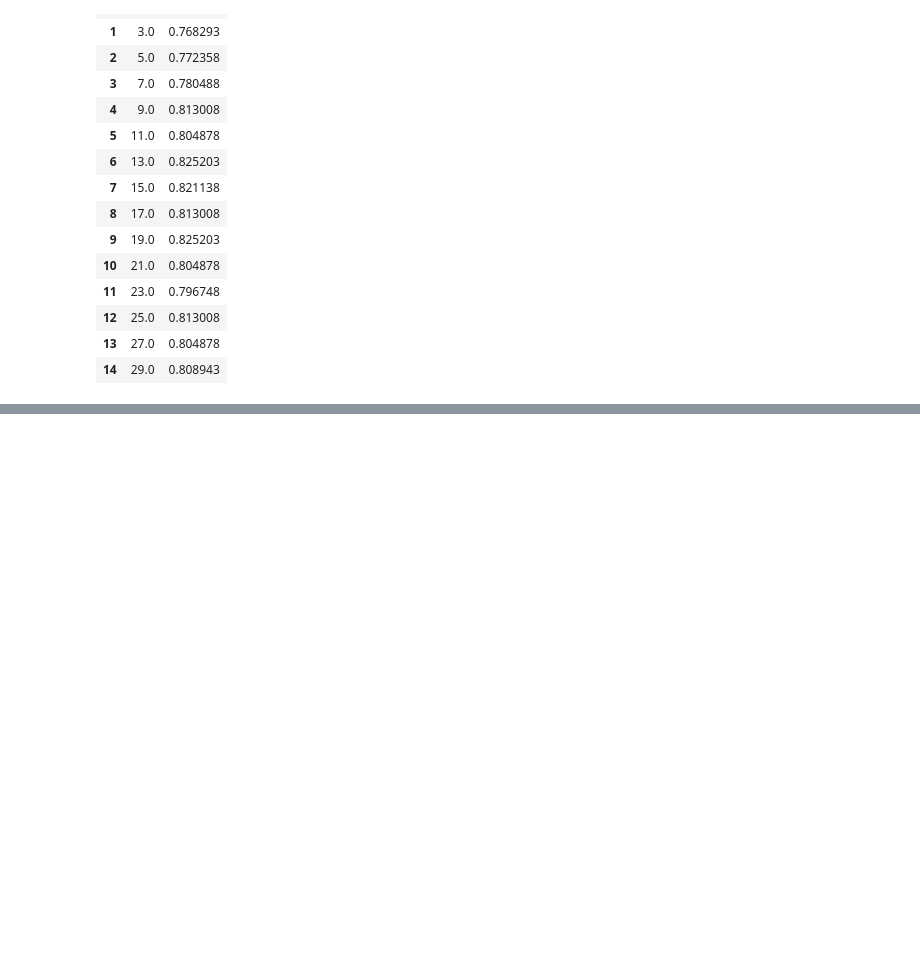
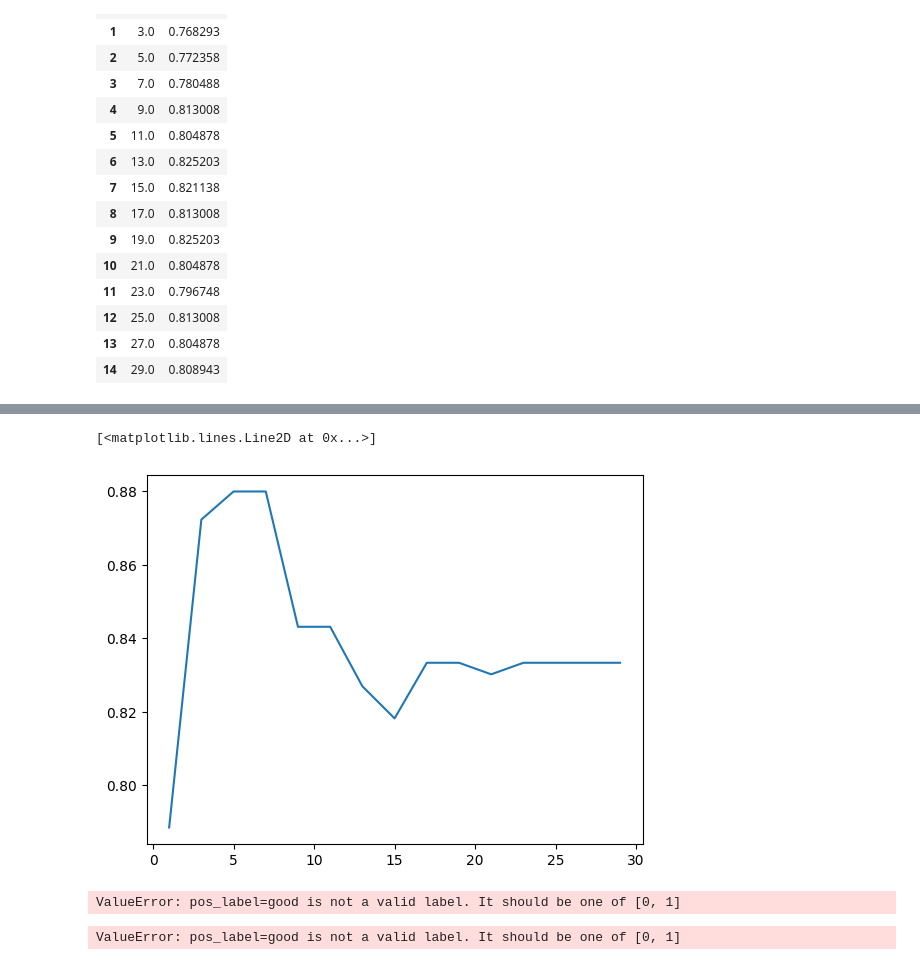
Before and after one commit to northernsnowflake/python_for_data_science, a Jupyter notebook: 05/lekce5-moje.ipynb, the cells around one changed output, grey strips where cells are left out. Drawn from its saved outputs; the diff is of its cells as text; code cells hidden in the pictures; blank space fills up the shorter version.

```diff
--- a/05/lekce5-moje.ipynb
+++ b/05/lekce5-moje.ipynb
@@ -379,0 +416,3 @@ pd.DataFrame([ks,accuracy_scores]).T  #transpozice tabulky na
+# %%
+data = pd.read_csv("data/wine.csv")
+data.head()
@@ -379,0 +426,21 @@ pd.DataFrame([ks,accuracy_scores]).T  #transpozice tabulky na
+# %%
+X = data.drop(columns=["quality"])
+y = data["quality"]
+
+X_train, X_test, y_train, y_test = train_test_split(         # X_train, X_test, údaje o víně z trénovací, testovací
+  X, y, test_size=0.3, random_state=42                       # dáme jí testovací data test_size - kolik chceme dát do testovací sady
+)
+scaler = StandardScaler()
+X_train = scaler.fit_transform(X_train) #napřed spočítá pro každý sloupec průměr a směrodatnou odchylku
+X_test = scaler.transform(X_test)
+
+clf = KNeighborsClassifier()  # chci tu klasifikační úlohu
+clf.fit(X_train, y_train) # dávám mu info o víně, ale i ty trénovací
+
+y_pred = clf.predict(X_test)
+
+ConfusionMatrixDisplay.from_estimator(
+    clf,   # ten náš testovací model
+    X_test,  # my dáváme testovací data
+    y_test,   # výsledky
+)
@@ -379,0 +450,51 @@ pd.DataFrame([ks,accuracy_scores]).T  #transpozice tabulky na
+# %%
+#Je lepší na základě modelu nekoupit dobré víno, než koupit špatné víno a to pak vyhodit.
+
+
+# Tato metrika penalizuje označení špatného vína za dobré.
+# Kdežto Accuracy určuje poměr správně určených záznamů oproti celku.
+
+ks = range(1, 31, 2)  # v základu používáme knn = 5 (5 nějbližších sousedů)
+# ale teď používáme k sousedů
+precision_scores = []
+
+for k in ks:
+    clf = KNeighborsClassifier(n_neighbors=k)
+    clf.fit(X_train, y_train) #načti si to do paměti
+    y_pred = clf.predict(X_test) #udělej predikci
+    precision_scores.append(precision_score(y_test, y_pred)) #načti si to do paměti
+plt.plot(ks, precision_scores)
+# %% [output]
+[<matplotlib.lines.Line2D at 0x...>]
+[figure, added]
+# %%
+ks = range(1, 31, 2)
+precision_scores = []
+
+for k in ks:
+    clf = KNeighborsClassifier(n_neighbors=k)
+    clf.fit(X_train, y_train)
+    y_pred = clf.predict(X_test)
+    precision_scores.append(precision_score(y_test, y_pred, pos_label="good"))
+plt.plot(ks, precision_scores)
+# %% [output]
+ValueError: pos_label=good is not a valid label. It should be one of [0, 1]
+# %%
+accuracy_scores = []
+recall_scores = []
+f1_scores = []
+
+for k in ks:
+    clf = KNeighborsClassifier(n_neighbors=k)
+    clf.fit(X_train, y_train)
+    y_pred = clf.predict(X_test)
+    accuracy_scores.append(accuracy_score(y_test, y_pred))
+    recall_scores.append(recall_score(y_test, y_pred, pos_label="good"))
+    f1_scores.append(f1_score(y_test, y_pred, pos_label="good"))
+plt.plot(ks, recall_scores, label="recall")
+plt.plot(ks, precision_scores, label="precision")
+plt.plot(ks, accuracy_scores, label="accuracy")
+plt.plot(ks, f1_scores, label="f1")
+plt.legend()
+# %% [output]
+ValueError: pos_label=good is not a valid label. It should be one of [0, 1]
```
Also changed, not shown: parts of 19 cells of this notebook.
